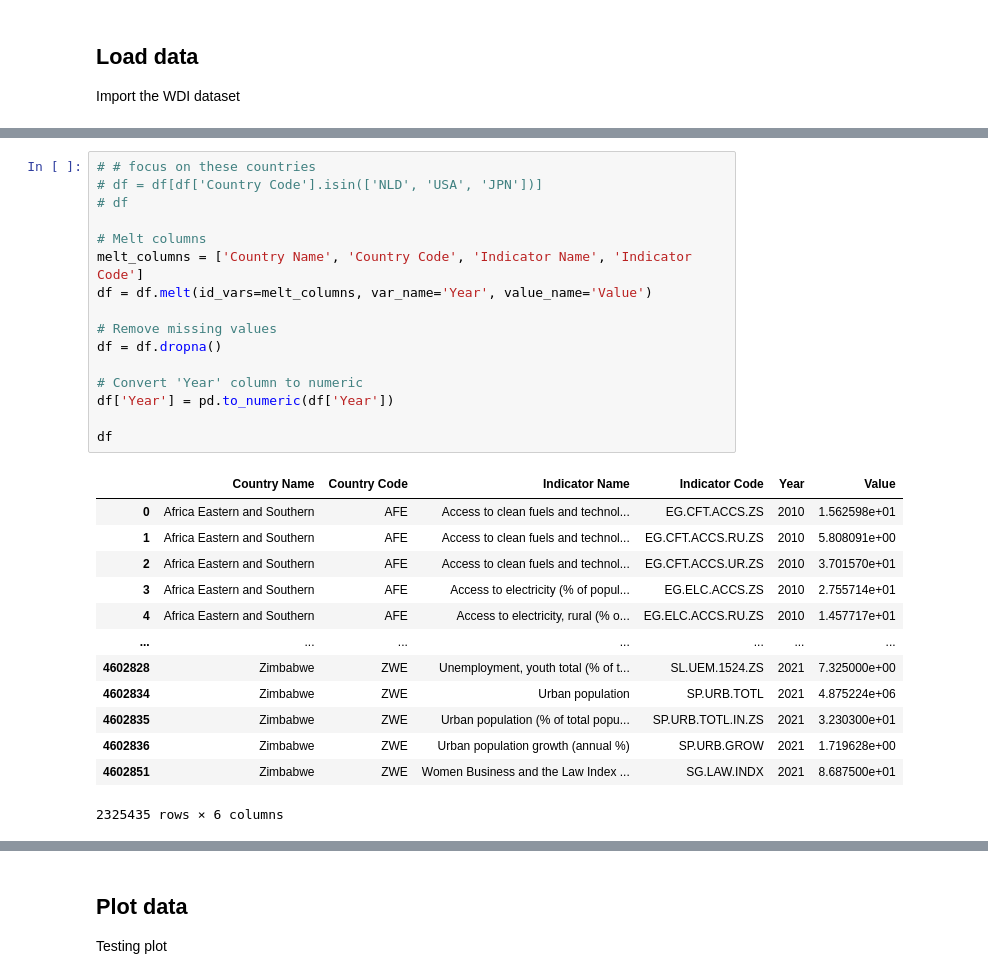
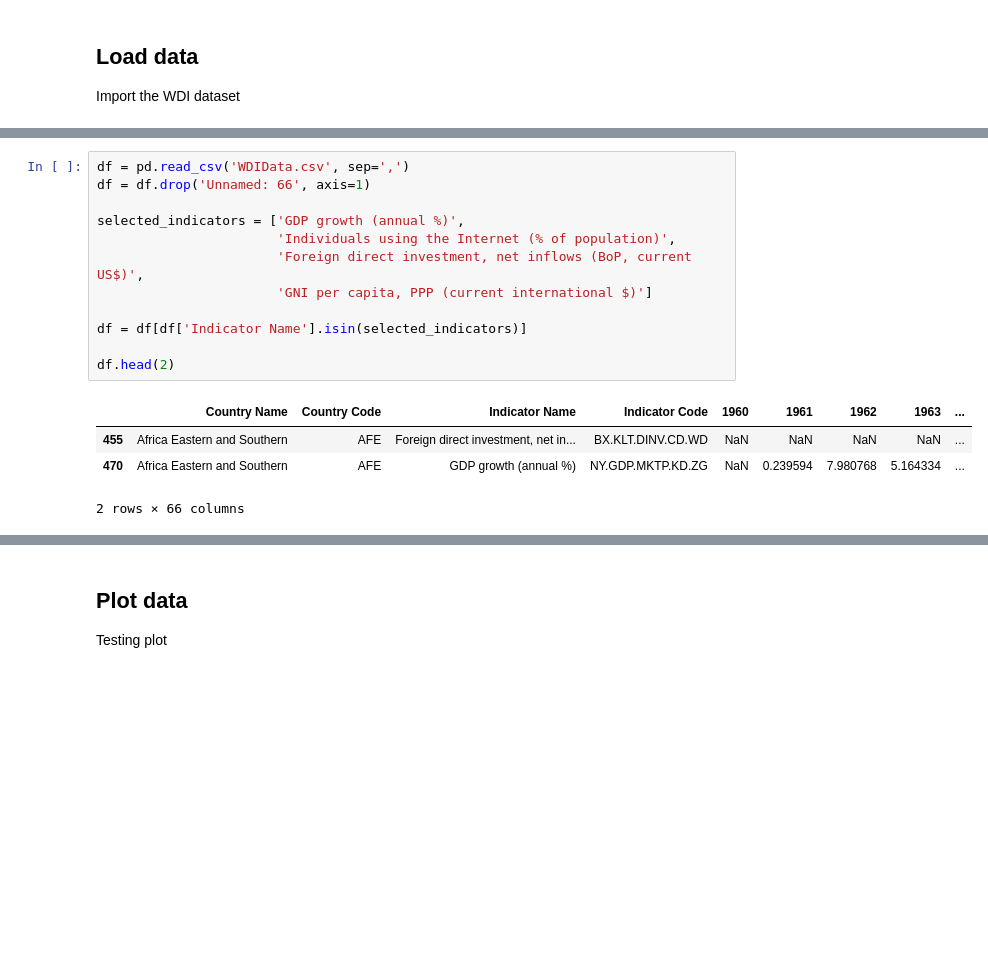
Before and after one commit to anetey-abbey/infoviz, a Jupyter notebook: _sources/docs/wdi.ipynb, the cells around one changed output, grey strips where cells are left out. Saved outputs shown, nothing was run; the diff lists cells and outputs as text; blank space fills up the shorter version.

```diff
--- a/_sources/docs/wdi.ipynb
+++ b/_sources/docs/wdi.ipynb
@@ -32,30 +13,17 @@ df
-# %%
-# # focus on these countries
-# df = df[df['Country Code'].isin(['NLD', 'USA', 'JPN'])]
-# df
-
-# Melt columns
-melt_columns = ['Country Name', 'Country Code', 'Indicator Name', 'Indicator Code']
-df = df.melt(id_vars=melt_columns, var_name='Year', value_name='Value')
-
-# Remove missing values
-df = df.dropna()
-
-# Convert 'Year' column to numeric
-df['Year'] = pd.to_numeric(df['Year'])
-
-df
-# %% [output]
-|  | Country Name | Country Code | Indicator Name | Indicator Code | Year | Value |
-| 0 | Africa Eastern and Southern | AFE | Access to clean fuels and technol... | EG.CFT.ACCS.ZS | 2010 | 1.562598e+01 |
-| 1 | Africa Eastern and Southern | AFE | Access to clean fuels and technol... | EG.CFT.ACCS.RU.ZS | 2010 | 5.808091e+00 |
-| 2 | Africa Eastern and Southern | AFE | Access to clean fuels and technol... | EG.CFT.ACCS.UR.ZS | 2010 | 3.701570e+01 |
-| 3 | Africa Eastern and Southern | AFE | Access to electricity (% of popul... | EG.ELC.ACCS.ZS | 2010 | 2.755714e+01 |
-| 4 | Africa Eastern and Southern | AFE | Access to electricity, rural (% o... | EG.ELC.ACCS.RU.ZS | 2010 | 1.457717e+01 |
-| ... | ... | ... | ... | ... | ... | ... |
-| 4602828 | Zimbabwe | ZWE | Unemployment, youth total (% of t... | SL.UEM.1524.ZS | 2021 | 7.325000e+00 |
-| 4602834 | Zimbabwe | ZWE | Urban population | SP.URB.TOTL | 2021 | 4.875224e+06 |
-| 4602835 | Zimbabwe | ZWE | Urban population (% of total popu... | SP.URB.TOTL.IN.ZS | 2021 | 3.230300e+01 |
-| 4602836 | Zimbabwe | ZWE | Urban population growth (annual %) | SP.URB.GROW | 2021 | 1.719628e+00 |
-| 4602851 | Zimbabwe | ZWE | Women Business and the Law Index ... | SG.LAW.INDX | 2021 | 8.687500e+01 |
-2325435 rows × 6 columns
+# %%
+df = pd.read_csv('WDIData.csv', sep=',')
+df = df.drop('Unnamed: 66', axis=1)
+
+selected_indicators = ['GDP growth (annual %)',
+                       'Individuals using the Internet (% of population)',
+                       'Foreign direct investment, net inflows (BoP, current US$)',
+                       'GNI per capita, PPP (current international $)']
+
+df = df[df['Indicator Name'].isin(selected_indicators)]
+
+df.head(2)
+# %% [output]
+|  | Country Name | Country Code | Indicator Name | Indicator Code | 1960 | 1961 | 1962 | 1963 | ... |
+| 455 | Africa Eastern and Southern | AFE | Foreign direct investment, net in... | BX.KLT.DINV.CD.WD | NaN | NaN | NaN | NaN | ... |
+| 470 | Africa Eastern and Southern | AFE | GDP growth (annual %) | NY.GDP.MKTP.KD.ZG | NaN | 0.239594 | 7.980768 | 5.164334 | ... |
+2 rows × 66 columns
```
Also changed, not shown: parts of 8 cells of this notebook, 5 other files.
